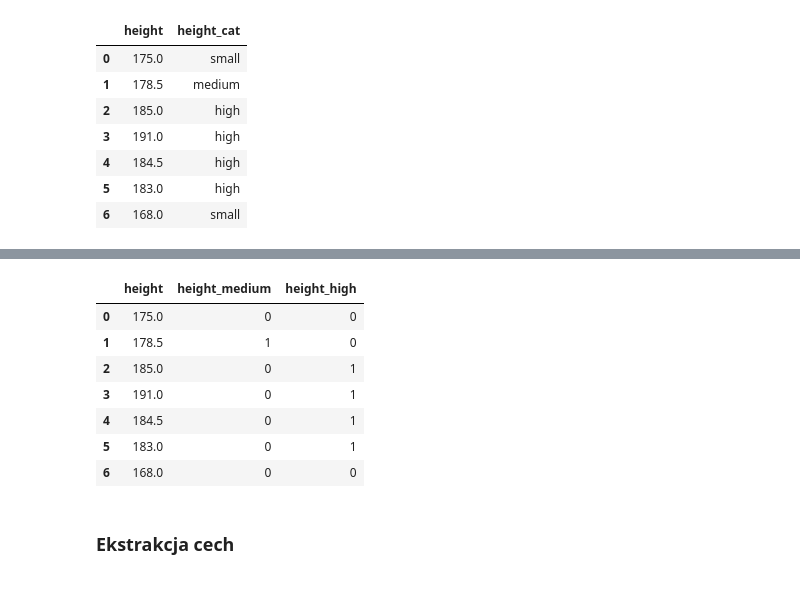
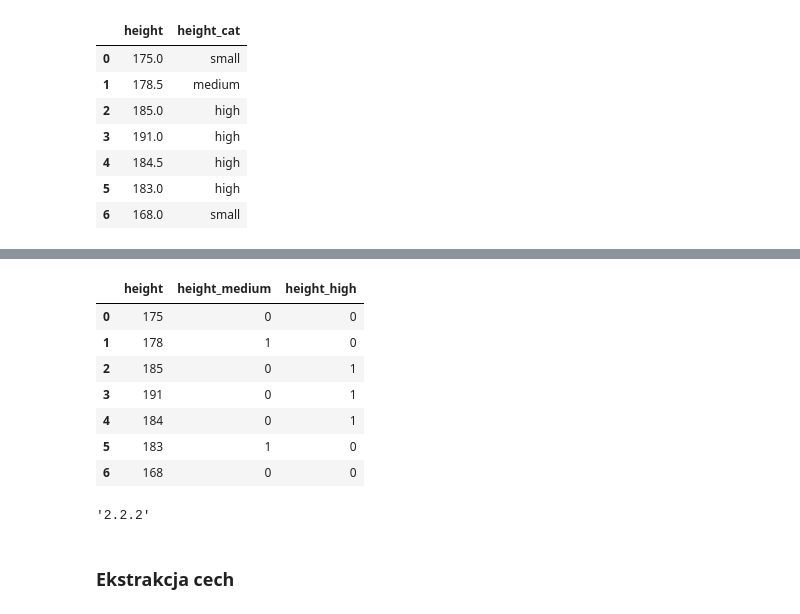
Before and after one commit to kamsolek/machine-learning-bootcamp, a Jupyter notebook: supervised/01_basics/03_feature_extraction.ipynb, the cells around one changed output, grey strips where cells are left out. Saved outputs shown, nothing was run; the diff lists cells and outputs as text; code cells hidden in the pictures.

```diff
--- a/supervised/01_basics/03_feature_extraction.ipynb
+++ b/supervised/01_basics/03_feature_extraction.ipynb
@@ -141,3 +143,6 @@ df
 | 4 | 184.5 | high |
 | 5 | 183.0 | high |
 | 6 | 168.0 | small |
+# %%
+df['height_cat'] = pd.cut(x=df.height, bins=3, labels=['small', 'medium', 'high'])
+df
@@ -144,14 +158,20 @@ df
 # %%
-pd.get_dummies(df, drop_first=True, prefix='height')
+pd.get_dummies(df, drop_first=True, prefix='height').astype(int)
 # %% [output]
 |  | height | height_medium | height_high |
-| 0 | 175.0 | 0 | 0 |
-| 1 | 178.5 | 1 | 0 |
-| 2 | 185.0 | 0 | 1 |
-| 3 | 191.0 | 0 | 1 |
-| 4 | 184.5 | 0 | 1 |
-| 5 | 183.0 | 0 | 1 |
-| 6 | 168.0 | 0 | 0 |
+| 0 | 175 | 0 | 0 |
+| 1 | 178 | 1 | 0 |
+| 2 | 185 | 0 | 1 |
+| 3 | 191 | 0 | 1 |
+| 4 | 184 | 0 | 1 |
+| 5 | 183 | 1 | 0 |
+| 6 | 168 | 0 | 0 |
+# %%
+x=pd.get_dummies(df, drop_first=True, prefix='height')
+x=x.astype(int)
+pd.__version__
+# %% [output]
+'2.2.2'
 # %% [markdown]
 ### <a name='5'></a> Ekstrakcja cech
 # %%
```
Also changed, not shown: parts of 12 cells of this notebook.
